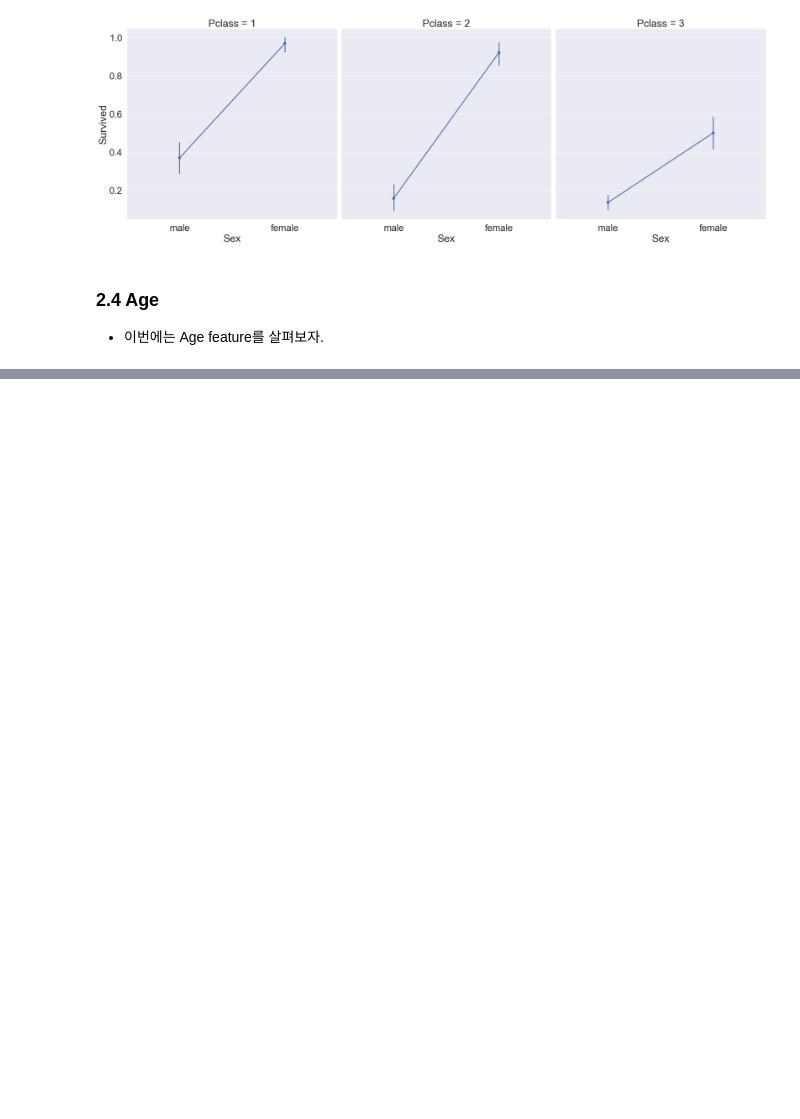
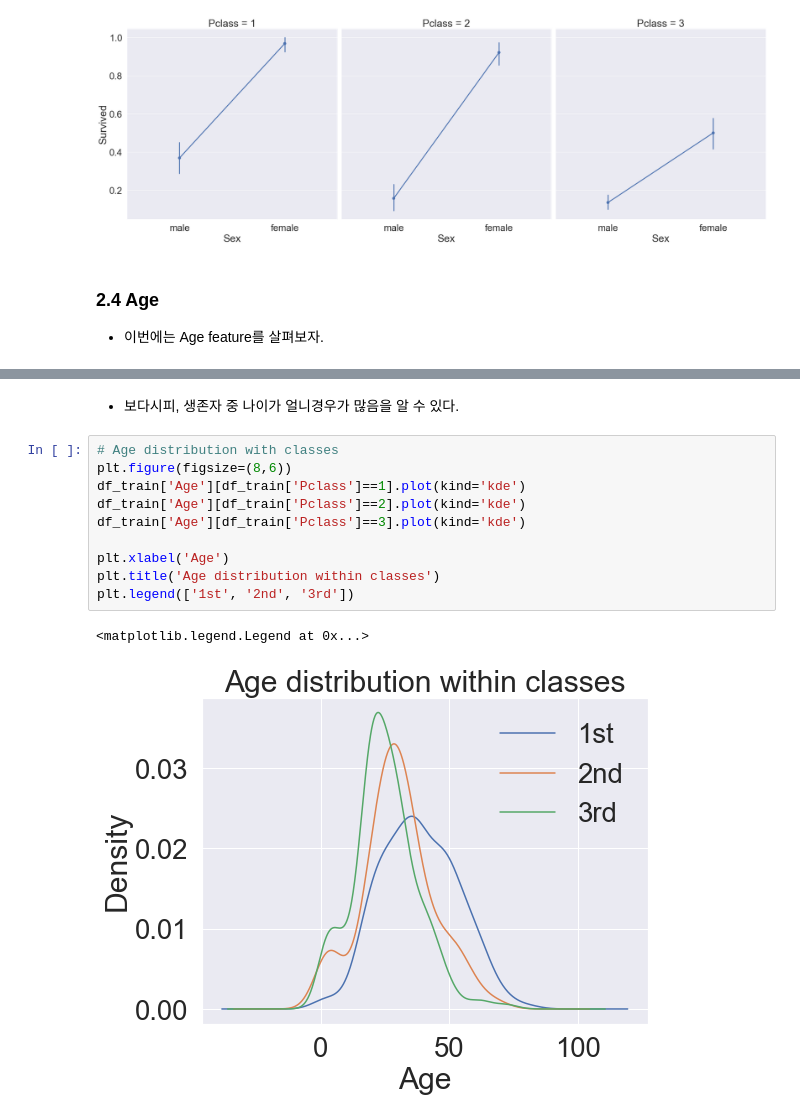
Before and after one commit to SunwungLee/TIL, a Jupyter notebook: kaggle/transcription/Binary classification - Tabular data/1. Titanic - Machine Learning from Disaster/1_eda_visualisation_machinelearning.ipynb, the cells around one changed output, grey strips where cells are left out. Drawn from its saved outputs; the diff is of its cells as text; blank space fills up the shorter version.

```diff
--- a/kaggle/transcription/Binary classification - Tabular data/1. Titanic - Machine Learning from Disaster/1_eda_visualisation_machinelearning.ipynb
+++ b/kaggle/transcription/Binary classification - Tabular data/1. Titanic - Machine Learning from Disaster/1_eda_visualisation_machinelearning.ipynb
@@ -276,0 +295,15 @@ sns.factorplot(x='Sex', y='Survived', col='Pclass',
+# %% [markdown]
+- 보다시피, 생존자 중 나이가 얼니경우가 많음을 알 수 있다.
+# %%
+# Age distribution with classes
+plt.figure(figsize=(8,6))
+df_train['Age'][df_train['Pclass']==1].plot(kind='kde')
+df_train['Age'][df_train['Pclass']==2].plot(kind='kde')
+df_train['Age'][df_train['Pclass']==3].plot(kind='kde')
+
+plt.xlabel('Age')
+plt.title('Age distribution within classes')
+plt.legend(['1st', '2nd', '3rd'])
+# %% [output]
+<matplotlib.legend.Legend at 0x...>
+[figure, added]
```
Also changed, not shown: parts of 30 cells of this notebook.
